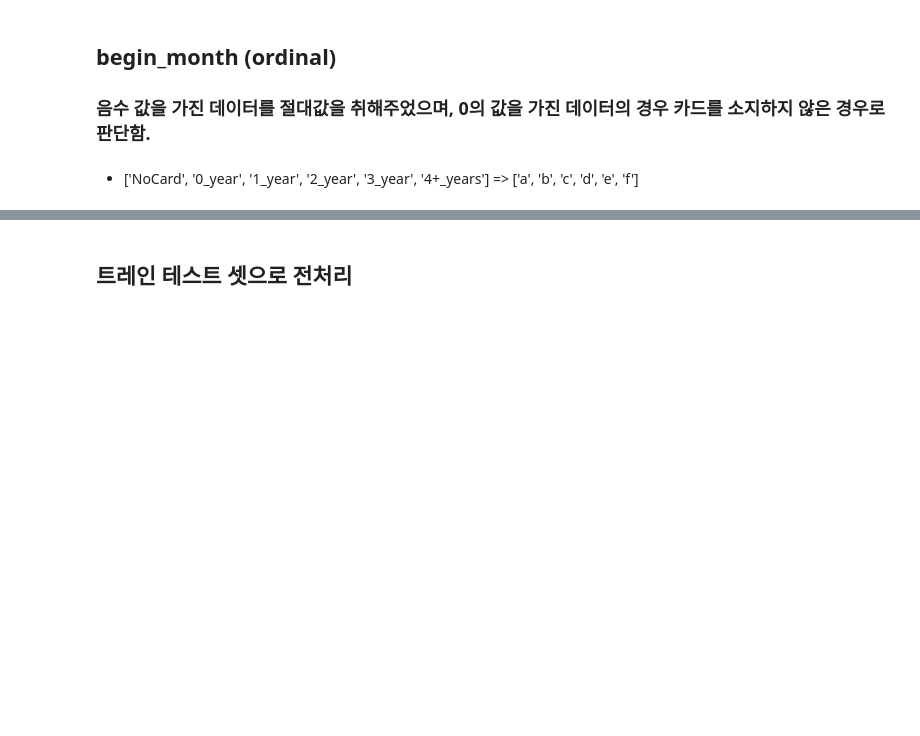
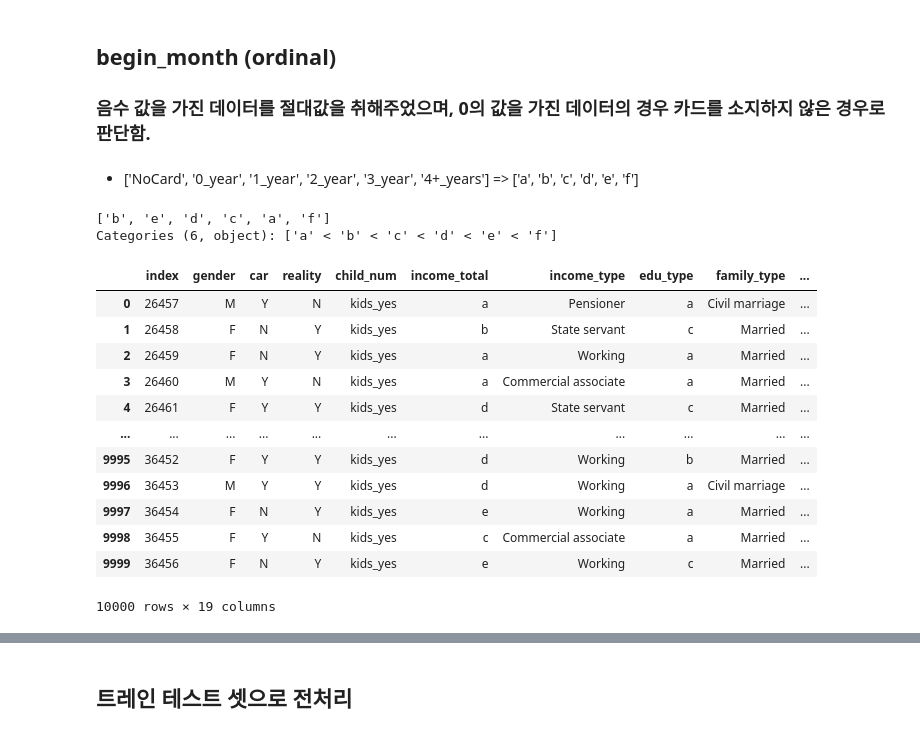
Before and after one commit to JxxHxxx/Ubion-CreditCardUserPrediction, a Jupyter notebook: Code/JH_EDA_preprocessing.ipynb, the cells around one changed output, grey strips where cells are left out. Saved outputs shown, nothing was run; the diff lists cells and outputs as text; code cells hidden in the pictures; blank space fills up the shorter version.

```diff
--- a/Code/JH_EDA_preprocessing.ipynb
+++ b/Code/JH_EDA_preprocessing.ipynb
@@ -612,6 +726,27 @@ for dataset in train_and_test:
     labels = ['a', 'b', 'c', 'd', 'e', 'f']
     cuts = pd.cut(dataset['begin_month'], bins = bins, right=True, labels=labels, include_lowest= True)
     dataset['begin_month'] = cuts
+# %%
+train['begin_month'].unique()
+# %% [output]
+['b', 'e', 'd', 'c', 'a', 'f']
+Categories (6, object): ['a' < 'b' < 'c' < 'd' < 'e' < 'f']
+# %%
+test
+# %% [output]
+|  | index | gender | car | reality | child_num | income_total | income_type | edu_type | family_type | ... |
+| 0 | 26457 | M | Y | N | kids_yes | a | Pensioner | a | Civil marriage | ... |
+| 1 | 26458 | F | N | Y | kids_yes | b | State servant | c | Married | ... |
+| 2 | 26459 | F | N | Y | kids_yes | a | Working | a | Married | ... |
+| 3 | 26460 | M | Y | N | kids_yes | a | Commercial associate | a | Married | ... |
+| 4 | 26461 | F | Y | Y | kids_yes | d | State servant | c | Married | ... |
+| ... | ... | ... | ... | ... | ... | ... | ... | ... | ... | ... |
+| 9995 | 36452 | F | Y | Y | kids_yes | d | Working | b | Married | ... |
+| 9996 | 36453 | M | Y | Y | kids_yes | d | Working | a | Civil marriage | ... |
+| 9997 | 36454 | F | N | Y | kids_yes | e | Working | a | Married | ... |
+| 9998 | 36455 | F | Y | N | kids_yes | c | Commercial associate | a | Married | ... |
+| 9999 | 36456 | F | N | Y | kids_yes | e | Working | c | Married | ... |
+10000 rows × 19 columns
 # %%
 ## for lgbm
 # for dataset in train_and_test:
```
Also changed, not shown: parts of 75 cells of this notebook.
